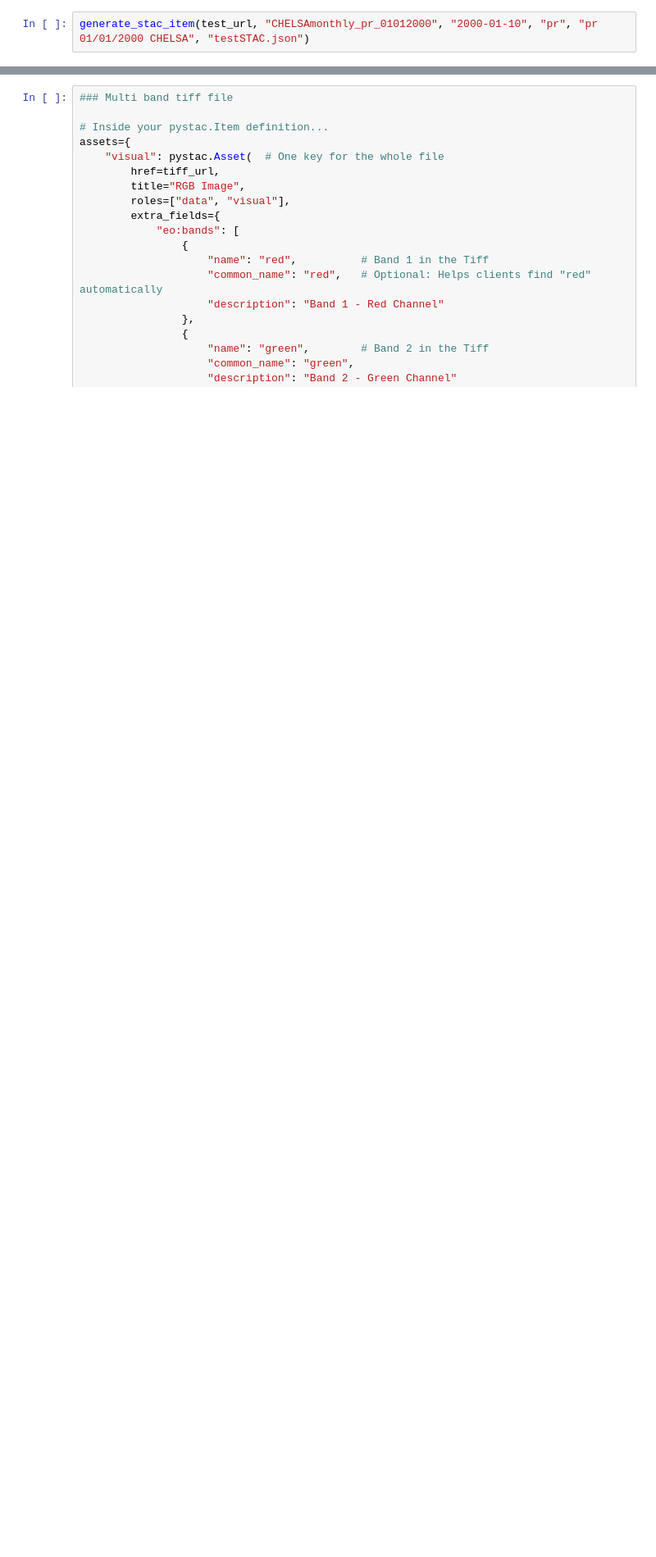
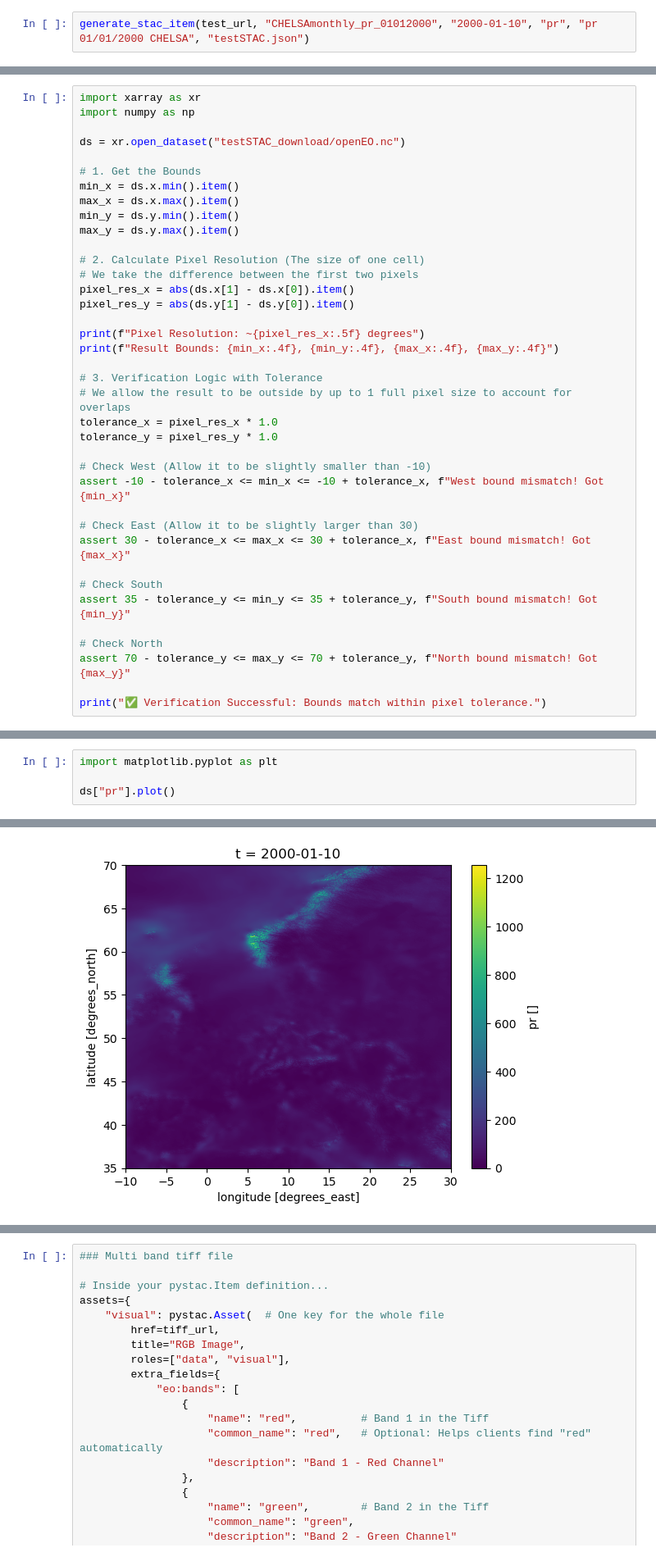
Before and after one commit to nbillietPM/BmC, a Jupyter notebook: scripts/externalSTAC.ipynb, the cells around one changed output, grey strips where cells are left out. Shown at 82% size. Cells and saved outputs as stored; diff of their text form; blank space fills up the shorter version.

Commit message:
updated some openeo test scripts

```diff
--- a/scripts/externalSTAC.ipynb
+++ b/scripts/externalSTAC.ipynb
@@ -127,0 +203,38 @@ with rasterio.open(tiff_url) as src:
+# %%
+import xarray as xr
+import numpy as np
+
+ds = xr.open_dataset("testSTAC_download/openEO.nc")
+
+# 1. Get the Bounds
+min_x = ds.x.min().item()
+max_x = ds.x.max().item()
+min_y = ds.y.min().item()
+max_y = ds.y.max().item()
+
+# 2. Calculate Pixel Resolution (The size of one cell)
+# We take the difference between the first two pixels
+pixel_res_x = abs(ds.x[1] - ds.x[0]).item()
+pixel_res_y = abs(ds.y[1] - ds.y[0]).item()
+
+print(f"Pixel Resolution: ~{pixel_res_x:.5f} degrees")
+print(f"Result Bounds: {min_x:.4f}, {min_y:.4f}, {max_x:.4f}, {max_y:.4f}")
+
+# 3. Verification Logic with Tolerance
+# We allow the result to be outside by up to 1 full pixel size to account for overlaps
+tolerance_x = pixel_res_x * 1.0
+tolerance_y = pixel_res_y * 1.0
+
+# Check West (Allow it to be slightly smaller than -10)
+assert -10 - tolerance_x <= min_x <= -10 + tolerance_x, f"West bound mismatch! Got {min_x}"
+
+# Check East (Allow it to be slightly larger than 30)
+assert 30 - tolerance_x <= max_x <= 30 + tolerance_x, f"East bound mismatch! Got {max_x}"
+
+# Check South
+assert 35 - tolerance_y <= min_y <= 35 + tolerance_y, f"South bound mismatch! Got {min_y}"
+
+# Check North
+assert 70 - tolerance_y <= max_y <= 70 + tolerance_y, f"North bound mismatch! Got {max_y}"
+
+print("✅ Verification Successful: Bounds match within pixel tolerance.")
@@ -127,0 +262,5 @@ with rasterio.open(tiff_url) as src:
+# %%
+import matplotlib.pyplot as plt
+
+ds["pr"].plot()
+# %% [output]
@@ -127,0 +268 @@ with rasterio.open(tiff_url) as src:
+[figure, added]
```
Also changed, not shown: parts of 17 cells of this notebook, 13 other files.
